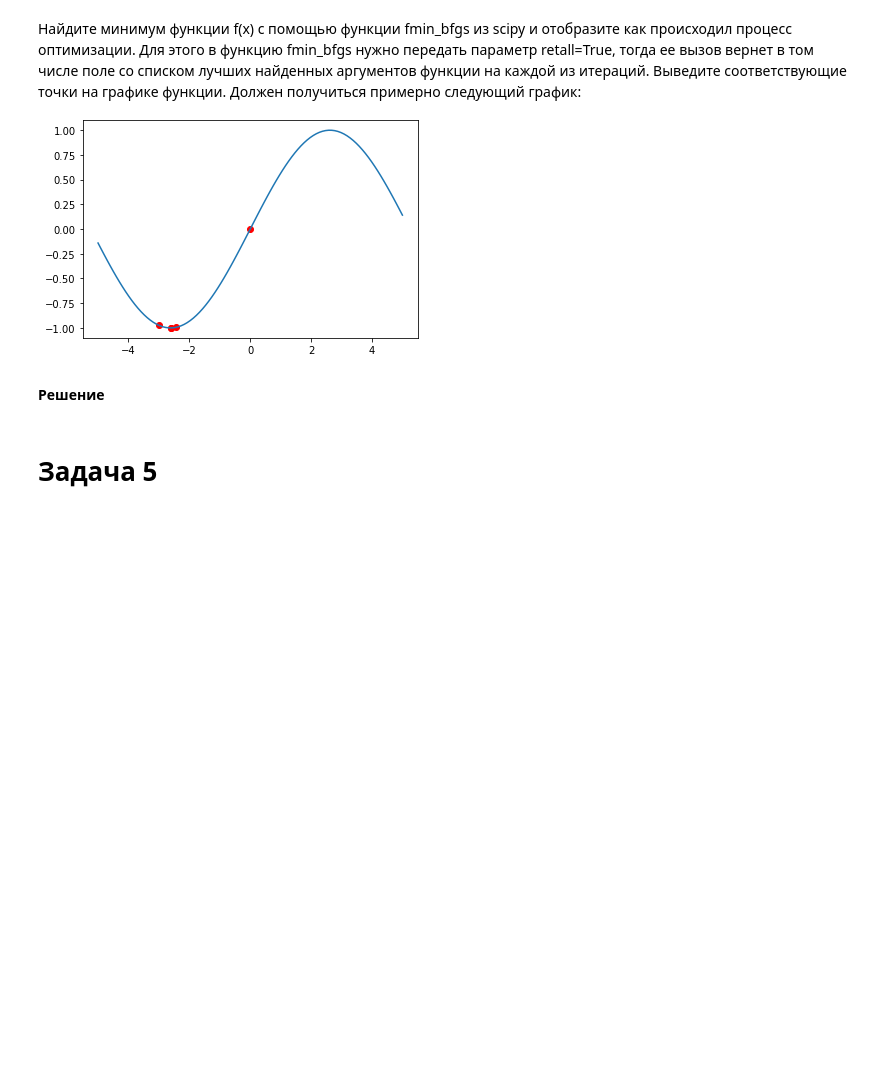
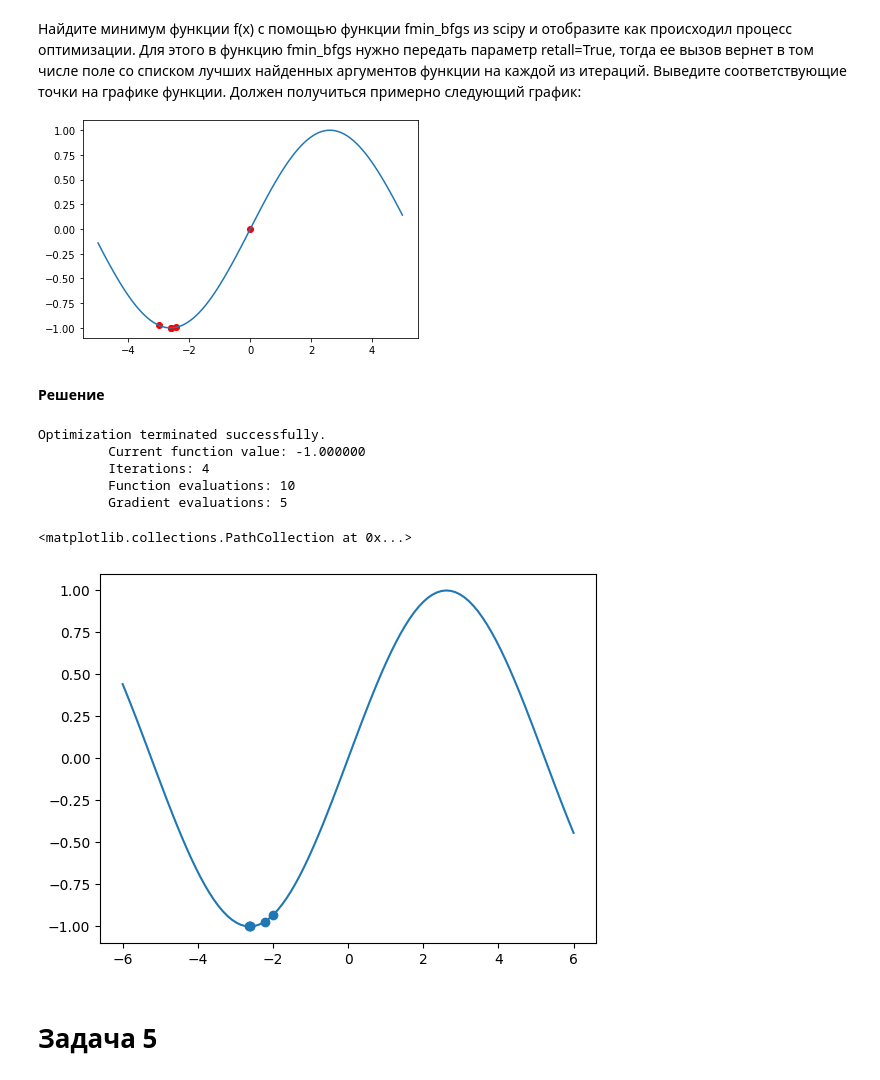
Before and after one commit to learning-AIU/python-analysis-6, a Jupyter notebook: hw_pro.ipynb, the cells around one changed output. Cells and saved outputs as stored; diff of their text form; code cells hidden in the pictures; blank space fills up the shorter version.

```diff
--- a/hw_pro.ipynb
+++ b/hw_pro.ipynb
@@ -88,3 +90,19 @@ def f(x):
+# %%
+x = np.linspace(-6, 6, 100)
+
+points = fmin_bfgs(f, -2, retall=True)
+points = np.concatenate(points[1])
+
+plt.plot(x, f(x))
+plt.scatter(points, f(points))
+# %% [output]
+Optimization terminated successfully.
+         Current function value: -1.000000
+         Iterations: 4
+         Function evaluations: 10
+         Gradient evaluations: 5
+<matplotlib.collections.PathCollection at 0x...>
+[figure, added]
 # %% [markdown]
 # Задача 5
 # %% [markdown]
```
Also changed, not shown: parts of 1 cell of this notebook.
